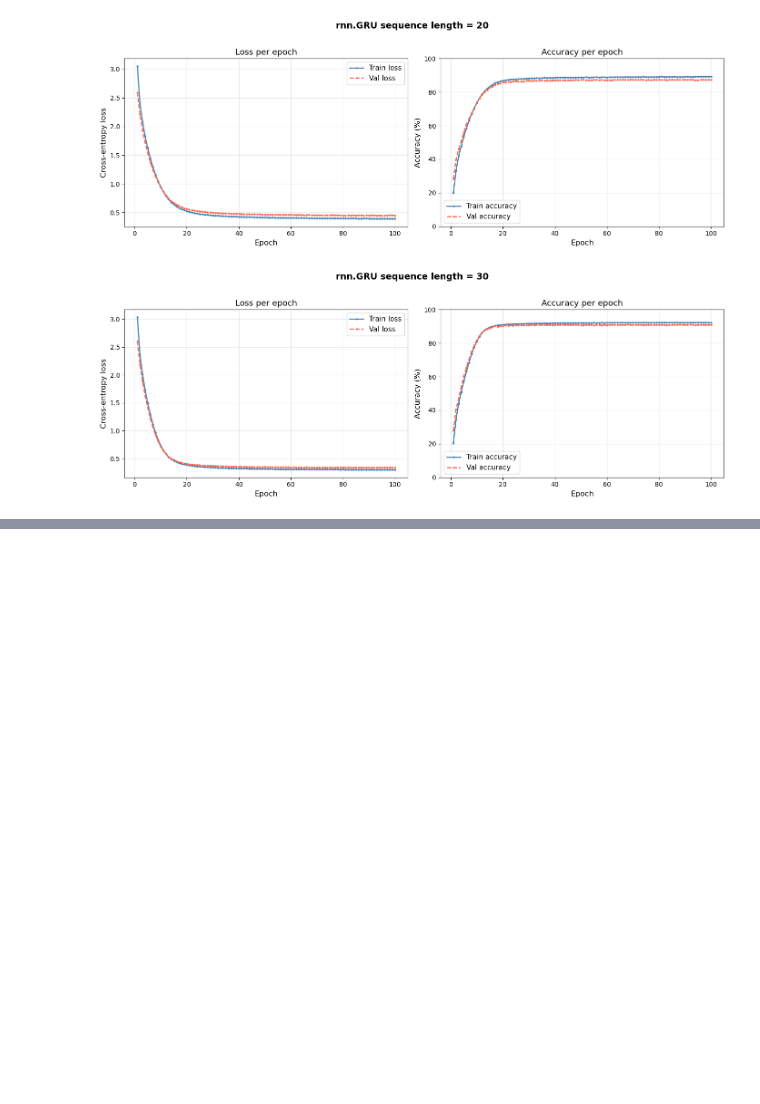
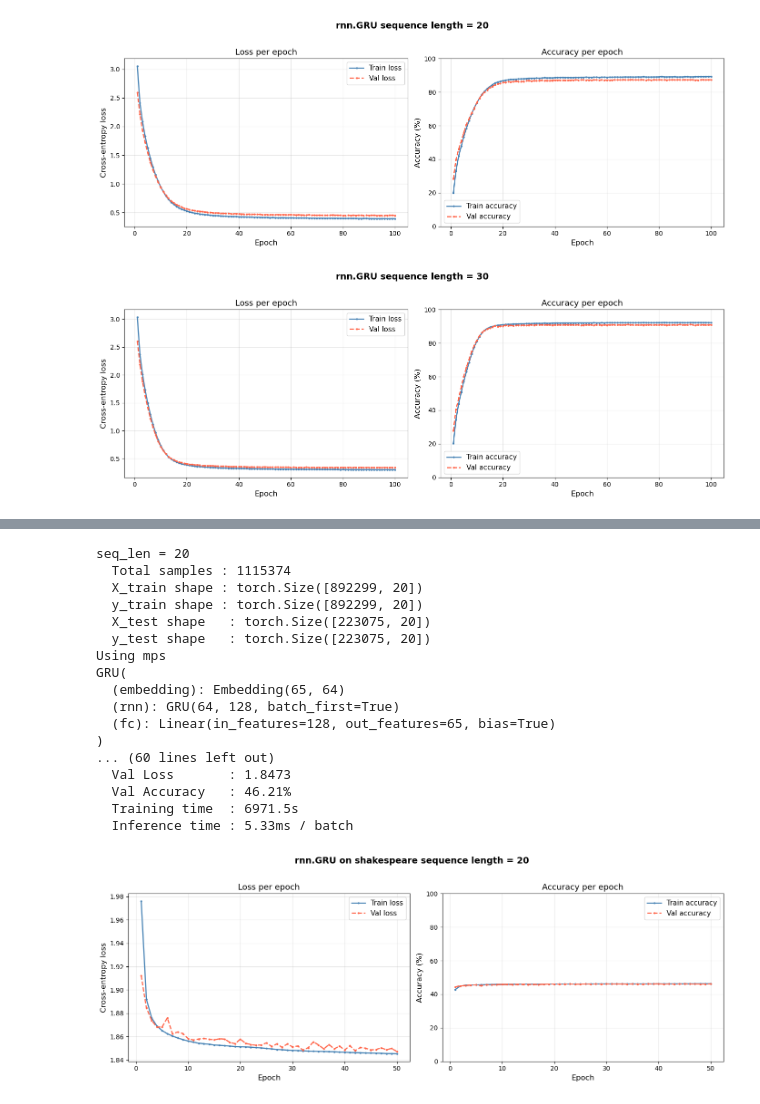
Before and after one commit to runo313/Deep-Learning, a Jupyter notebook: RNNs/RNN.ipynb, the cells around one changed output, grey strips where cells are left out. Drawn from its saved outputs; the diff is of its cells as text; code cells hidden in the pictures; blank space fills up the shorter version.

```diff
--- a/RNNs/RNN.ipynb
+++ b/RNNs/RNN.ipynb
@@ -787,0 +732,40 @@ plot_curves(lstm_model_2b, title='rnn.LSTM on shakespeare sequence length = 30')
+# %%
+X_train, X_test, y_train, y_test = create_input_output_seq(shakespeare_encoded_text, 20)
+gru_model_2b_20= GRU(eta=0.001,n_iter=50,batch_size=128,random_state=42,embed_size=64,vocab_size=65,hidden_size=128)
+print(gru_model_2b_20)
+gru_model_2b_20.fit(X_train, y_train, X_test, y_test)
+
+
+total, trainable = count_parameters(gru_model_2b_20)
+print(f"Total parameters    : {total:,}")
+print(f"Trainable parameters: {trainable:,}")
+(f"Model size: {model_size_mb(gru_model_2b_20):.3f} MB")
+sample = X_test[:32]
+gru_inference_ms  = measure_inference_time(gru_model_2b_20,  sample)
+#print(f"GRU  inference: {gru_inference_ms:.2f}ms per batch")
+
+model_summary("GRU shakespeare data seq_len=20", gru_model_2b_20,
+              gru_model_2b_20.val_losses_[-1],
+              gru_model_2b_20.val_accuracies_[-1],
+              gru_model_2b_20.training_time_,
+              gru_inference_ms)
+plot_curves(gru_model_2b_20, title='rnn.GRU on shakespeare sequence length = 20')
+# %% [output]
+seq_len = 20
+  Total samples : 1115374
+  X_train shape : torch.Size([892299, 20])
+  y_train shape : torch.Size([892299, 20])
+  X_test shape   : torch.Size([223075, 20])
+  y_test shape   : torch.Size([223075, 20])
+Using mps
+GRU(
+  (embedding): Embedding(65, 64)
+  (rnn): GRU(64, 128, batch_first=True)
+  (fc): Linear(in_features=128, out_features=65, bias=True)
+)
+... (60 lines left out)
+  Val Loss       : 1.8473
+  Val Accuracy   : 46.21%
+  Training time  : 6971.5s
+  Inference time : 5.33ms / batch
+[figure, added]
```
Also changed, not shown: parts of 11 cells of this notebook.
